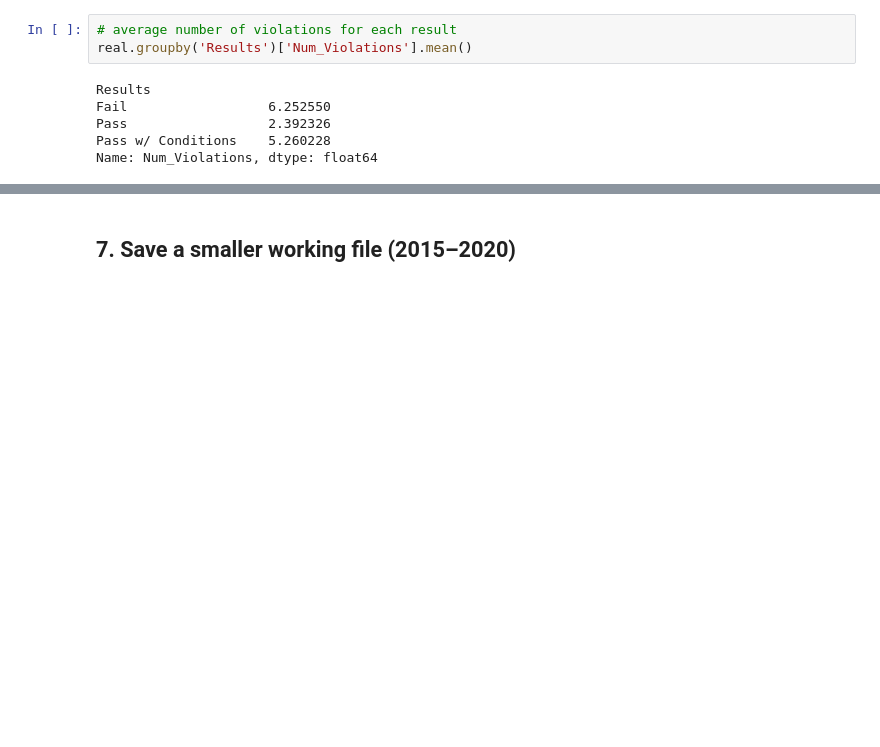
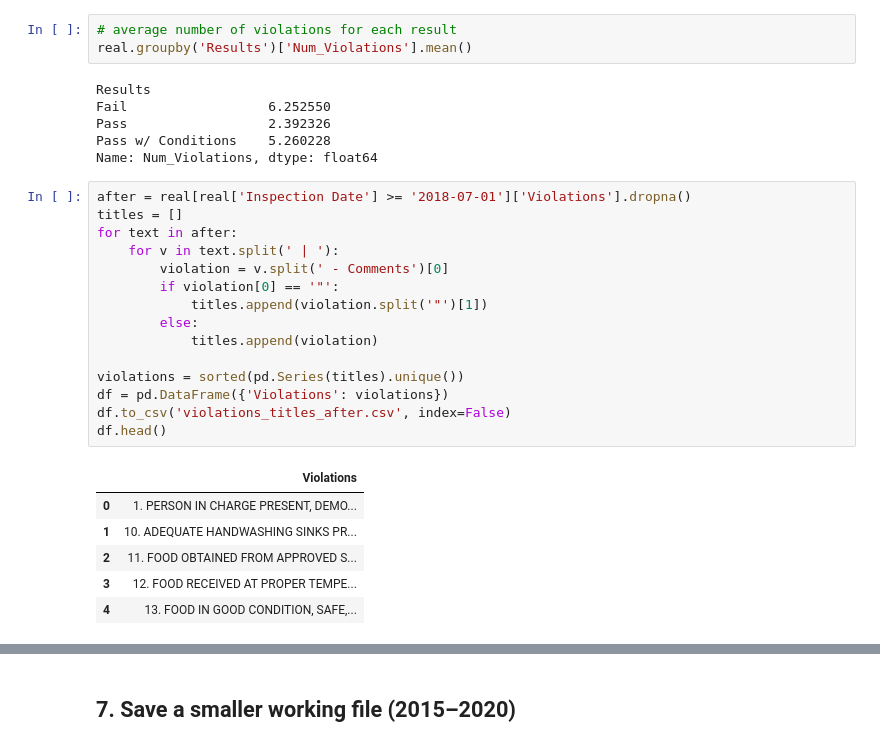
Before and after one commit to maram-06/DataScience, a Jupyter notebook: Task1_First_Look.ipynb, the cells around one changed output, grey strips where cells are left out. Drawn from its saved outputs; the diff is of its cells as text; blank space fills up the shorter version.

Commit message:
violation titles

```diff
--- a/Task1_First_Look.ipynb
+++ b/Task1_First_Look.ipynb
@@ -418,3 +418,25 @@ Fail                  6.252550
 Pass                  2.392326
 Pass w/ Conditions    5.260228
 Name: Num_Violations, dtype: float64
+# %%
+after = real[real['Inspection Date'] >= '2018-07-01']['Violations'].dropna()
+titles = []
+for text in after:
+    for v in text.split(' | '):
+        violation = v.split(' - Comments')[0]
+        if violation[0] == '"':
+            titles.append(violation.split('"')[1])
+        else:
+            titles.append(violation)
+
+violations = sorted(pd.Series(titles).unique())
+df = pd.DataFrame({'Violations': violations})
+df.to_csv('violations_titles_after.csv', index=False)
+df.head()
+# %% [output]
+|  | Violations |
+| 0 | 1. PERSON IN CHARGE PRESENT, DEMO... |
+| 1 | 10. ADEQUATE HANDWASHING SINKS PR... |
+| 2 | 11. FOOD OBTAINED FROM APPROVED S... |
+| 3 | 12. FOOD RECEIVED AT PROPER TEMPE... |
+| 4 | 13. FOOD IN GOOD CONDITION, SAFE,... |
```
Also changed, not shown: parts of 3 cells of this notebook, 2 other files.
